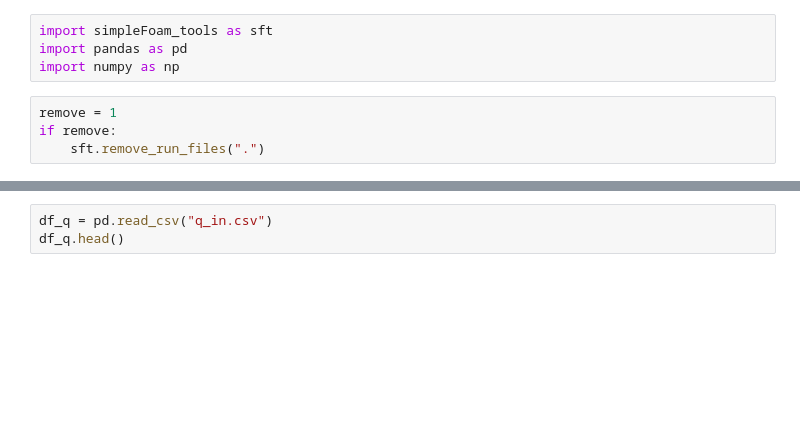
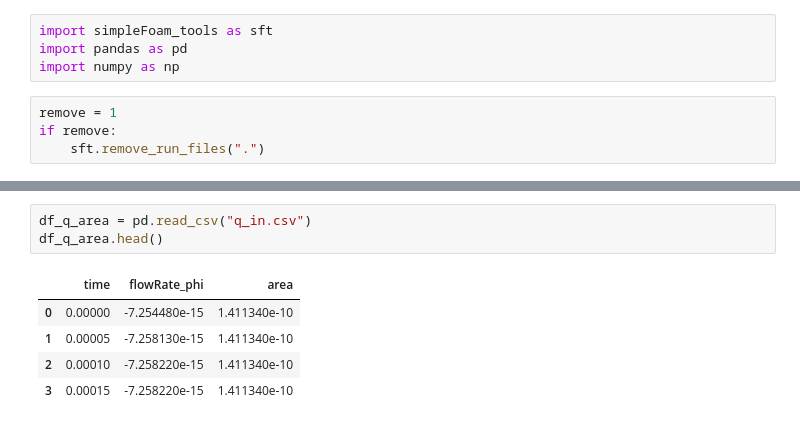
Before and after one commit to erexshah/porePermFoam, a Jupyter notebook: run_porePermFoam.ipynb, the cells around one changed output, grey strips where cells are left out. Saved outputs shown, nothing was run; the diff lists cells and outputs as text; blank space fills up the shorter version.

```diff
--- a/run_porePermFoam.ipynb
+++ b/run_porePermFoam.ipynb
@@ -70,4 +80,10 @@ Determining initial surface intersections
 # %%
-df_q = pd.read_csv("q_in.csv")
-df_q.head()
+df_q_area = pd.read_csv("q_in.csv")
+df_q_area.head()
+# %% [output]
+|  | time | flowRate_phi | area |
+| 0 | 0.00000 | -7.254480e-15 | 1.411340e-10 |
+| 1 | 0.00005 | -7.258130e-15 | 1.411340e-10 |
+| 2 | 0.00010 | -7.258220e-15 | 1.411340e-10 |
+| 3 | 0.00015 | -7.258220e-15 | 1.411340e-10 |
 # %%
```
Also changed, not shown: parts of 5 cells of this notebook, 46 other files.
